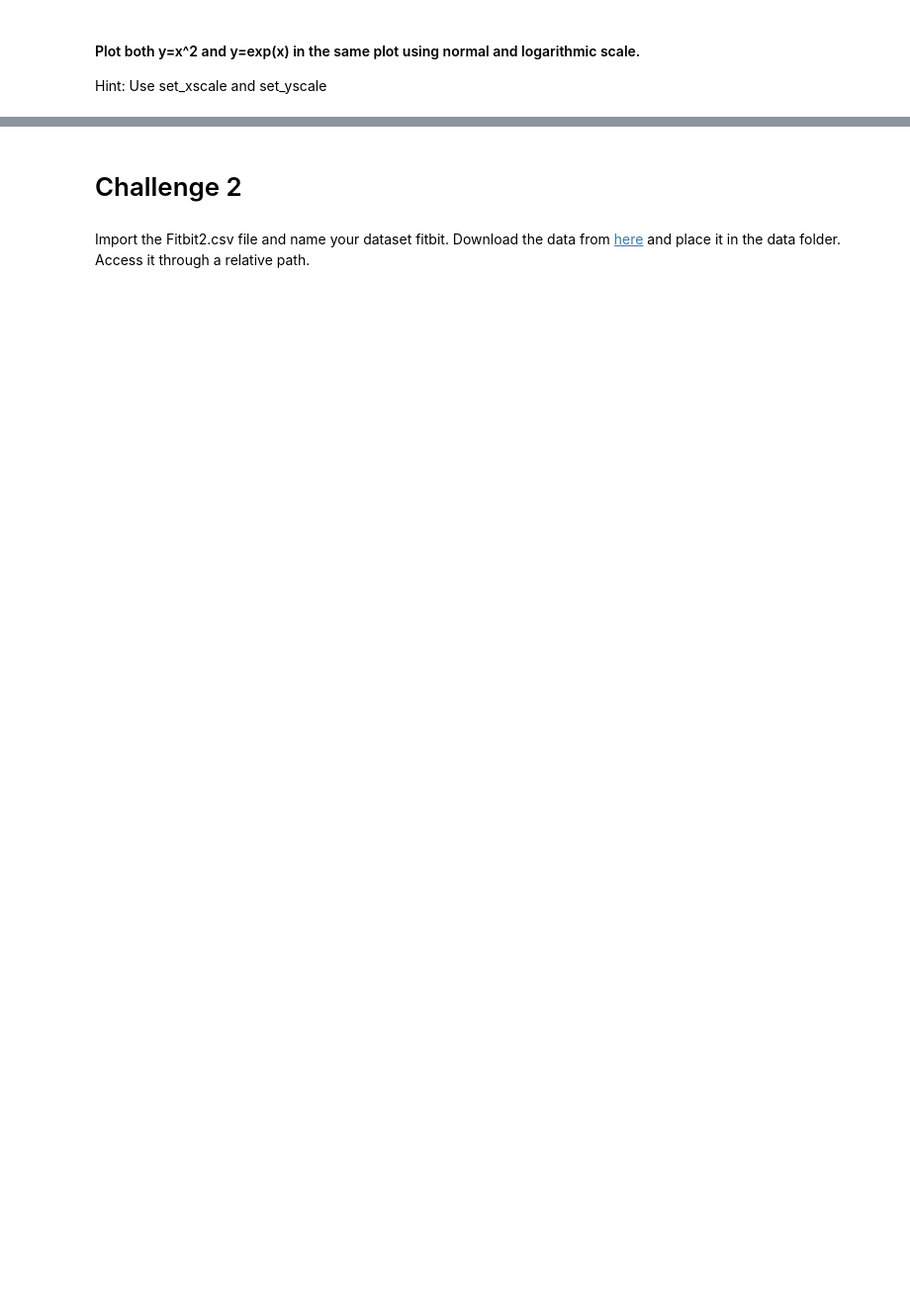
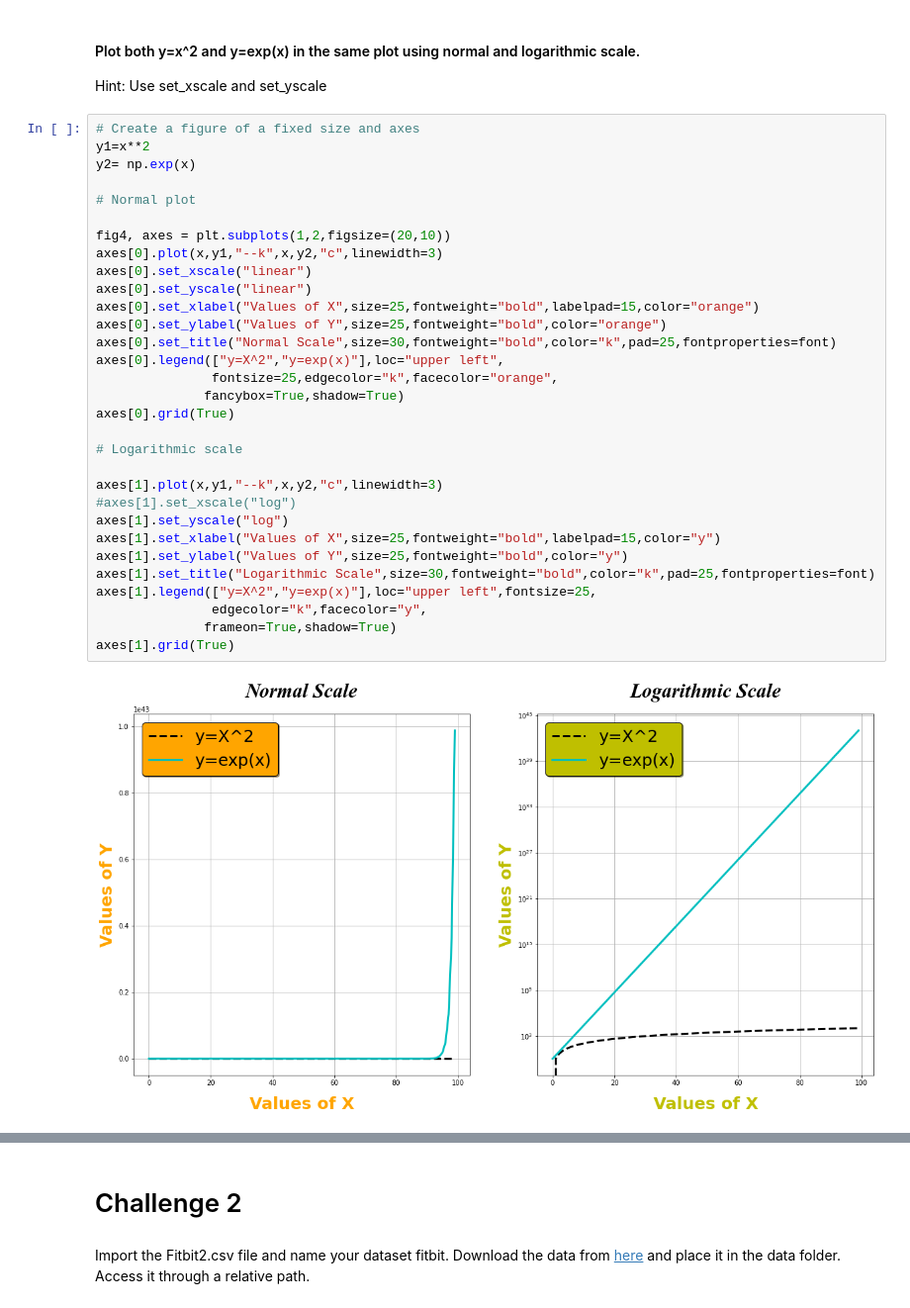
Before and after one commit to paoloironhack/data_analytics062020, a Jupyter notebook: labs/module_2/21_Matplotlib-Seaborn/main.ipynb, the cells around one changed output, grey strips where cells are left out. Shown at 99% size. Drawn from its saved outputs; the diff is of its cells as text; blank space fills up the shorter version.

```diff
--- a/labs/module_2/21_Matplotlib-Seaborn/main.ipynb
+++ b/labs/module_2/21_Matplotlib-Seaborn/main.ipynb
@@ -65,4 +158,37 @@ y_rot = 0 # ylabel rotation
 # %% [markdown]
 #### Plot both y=x^2 and y=exp(x) in the same plot using normal and logarithmic scale.
 Hint: Use set_xscale and set_yscale
+# %%
+# Create a figure of a fixed size and axes
+y1=x**2
+y2= np.exp(x)
+
+# Normal plot
+
+fig4, axes = plt.subplots(1,2,figsize=(20,10))
+axes[0].plot(x,y1,"--k",x,y2,"c",linewidth=3)
+axes[0].set_xscale("linear")
+axes[0].set_yscale("linear")
+axes[0].set_xlabel("Values of X",size=25,fontweight="bold",labelpad=15,color="orange")
+axes[0].set_ylabel("Values of Y",size=25,fontweight="bold",color="orange")
+axes[0].set_title("Normal Scale",size=30,fontweight="bold",color="k",pad=25,fontproperties=font)
+axes[0].legend(["y=X^2","y=exp(x)"],loc="upper left",
+               fontsize=25,edgecolor="k",facecolor="orange",
+              fancybox=True,shadow=True)
+axes[0].grid(True)
+
+# Logarithmic scale
+
+axes[1].plot(x,y1,"--k",x,y2,"c",linewidth=3)
+#axes[1].set_xscale("log")
+axes[1].set_yscale("log")
+axes[1].set_xlabel("Values of X",size=25,fontweight="bold",labelpad=15,color="y")
+axes[1].set_ylabel("Values of Y",size=25,fontweight="bold",color="y")
+axes[1].set_title("Logarithmic Scale",size=30,fontweight="bold",color="k",pad=25,fontproperties=font)
+axes[1].legend(["y=X^2","y=exp(x)"],loc="upper left",fontsize=25,
+               edgecolor="k",facecolor="y",
+              frameon=True,shadow=True)
+axes[1].grid(True)
+# %% [output]
+[figure, added]
 # %%
```
Also changed, not shown: parts of 15 cells of this notebook.
